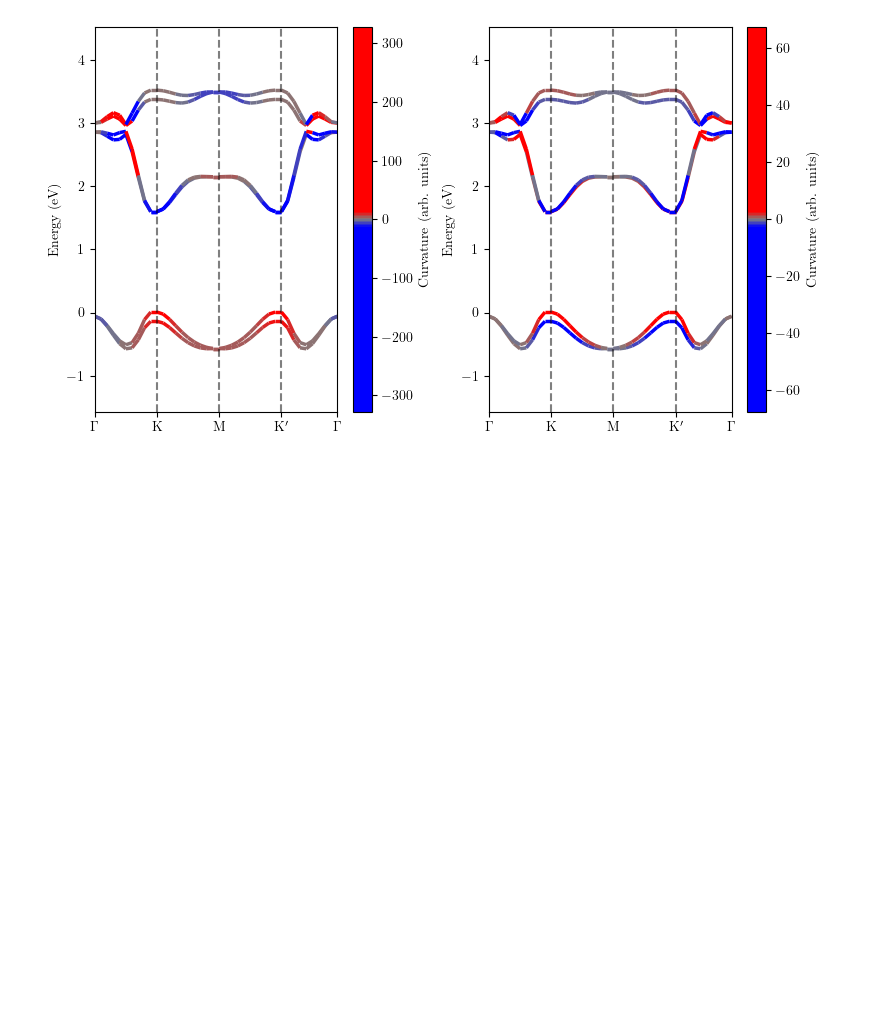
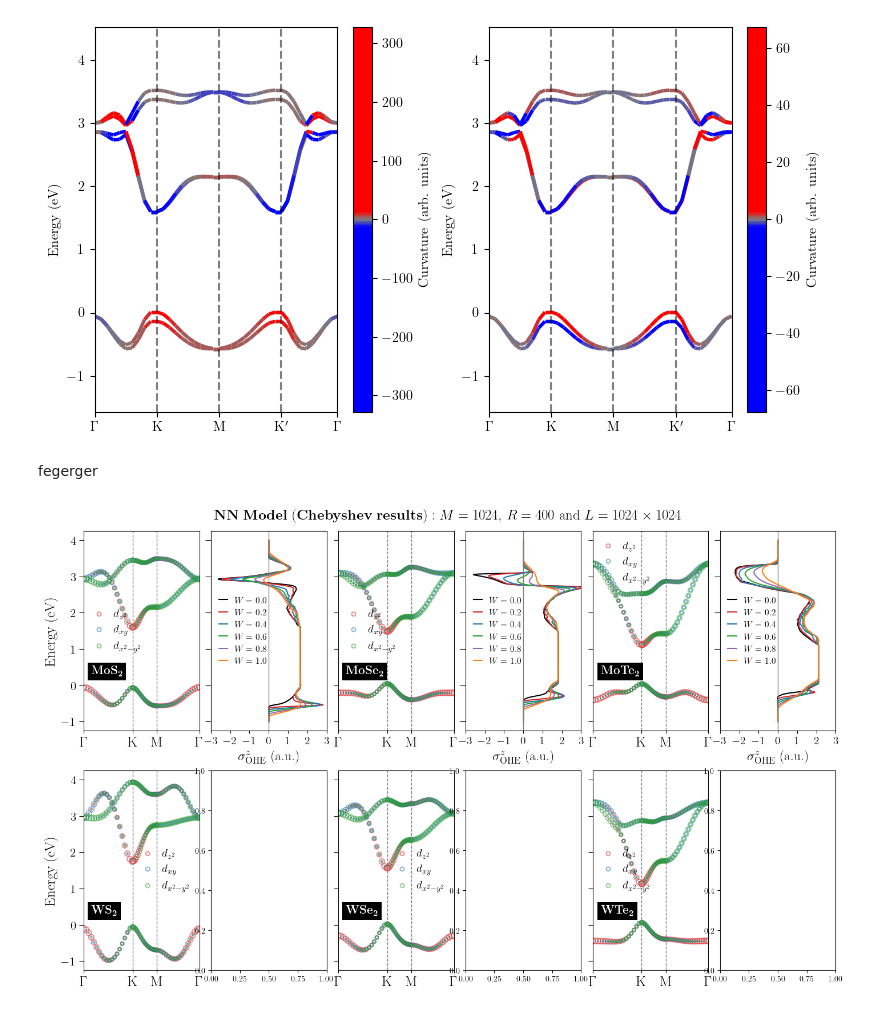
Before and after one commit to KJohnmar/INL-OBELIX-2026, a Jupyter notebook: TMDs/TMDs-monolayers.ipynb, the cells around one changed output. Saved outputs shown, nothing was run; the diff lists cells and outputs as text; code cells hidden in the pictures; blank space fills up the shorter version.

```diff
--- a/TMDs/TMDs-monolayers.ipynb
+++ b/TMDs/TMDs-monolayers.ipynb
@@ -2132,3 +2132,5 @@ if __name__ == "__main__":
     main_plot_Cond_BandStructure_Analytically_projected()
 # %% [output]
 [figure]
+# %% [markdown]
+fegerger
@@ -2134,0 +2255,61 @@ if __name__ == "__main__":
+# %%
+def main_BandStructure_1N_analytically():
+    # Adjust the figure size to fit both plots side-by-side
+    fig = plt.figure(figsize=(17, 10))
+
+    # Create the gridspec
+    gs_main = gridspec.GridSpec(2, 6, figure=fig, wspace=0.1)
+
+    # Create the subplots
+    ax1 = fig.add_subplot(gs_main[0, 0])
+    ax2 = fig.add_subplot(gs_main[0, 1])
+    ax3 = fig.add_subplot(gs_main[0, 2])
+    ax4 = fig.add_subplot(gs_main[0, 3])
+    ax5 = fig.add_subplot(gs_main[0, 4])
+    ax6 = fig.add_subplot(gs_main[0, 5])
+    ax7 = fig.add_subplot(gs_main[1, 0])
+    ax8 = fig.add_subplot(gs_main[1, 1])
+    ax9 = fig.add_subplot(gs_main[1, 2])
+    ax10 = fig.add_subplot(gs_main[1, 3])
+    ax11 = fig.add_subplot(gs_main[1, 4])
+    ax12 = fig.add_subplot(gs_main[1, 5])
+
+    # Custom high-symmetry points (No write "a"):
+    Gamma = np.array([0, 0])
+    K = np.array([4*np.pi/3, 0])
+    M = np.array([np.pi, np.pi/(np.sqrt(3))])
+    HS_points = np.array([Gamma, K, M, Gamma])
+
+    axes = [   ax1,     ax3,     ax5,   ax7,    ax9,    ax11]
+    tmds = ["MoS2", "MoSe2", "MoTe2", "WS2", "WSe2", "WTe2"]
+
+    for ax, name in zip(axes, tmds):
+        # Calculate common axes and data
+        k_ax, hs_ax, bands, band_z2, band_xy, band_x2y2 = calculate_TMDs_with_projections(20, name, HS_points, "1N", "GGA", soc=False)
+
+        # Plot using your refactored plotting function
+        plot_Projected_Bands(ax, k_ax, hs_ax, bands, band_z2, band_xy, band_x2y2, name)
+
+    axes = [   ax2,     ax4,     ax6]#,   ax8,    ax10,    ax12]
+
+    # URL base para evitar repetição de texto
+    base_url = "https://raw.githubusercontent.com/KJohnmar/INL-OBELIX-2026/main/TMDs/data_OHE/NN_model/"
+
+    # O loop que faz todo o trabalho
+    for ax, mat in zip(axes, tmds):
+        plot_OHE_Chebyshev(ax, base_url, mat)
+
+    fig.suptitle(r"$\mathbf{NN\ Model\ (Chebyshev\ results)}$ $: M=1024$, $R=400$ and $L=1024\times 1024$", fontsize=18, fontweight=900, y=0.92)
+
+    # Finalization
+    plt.tight_layout()
+    #plt.subplots_adjust(left=0.05, right=0.95, bottom=0.05, top=0.95,
+    #                      hspace=0.4, wspace=0.4)
+
+    plt.show()
+    plt.close()
+
+if __name__ == "__main__":
+    main_BandStructure_1N_analytically()
+# %% [output]
+[figure, added]
```
Also changed, not shown: parts of 3 cells of this notebook.
